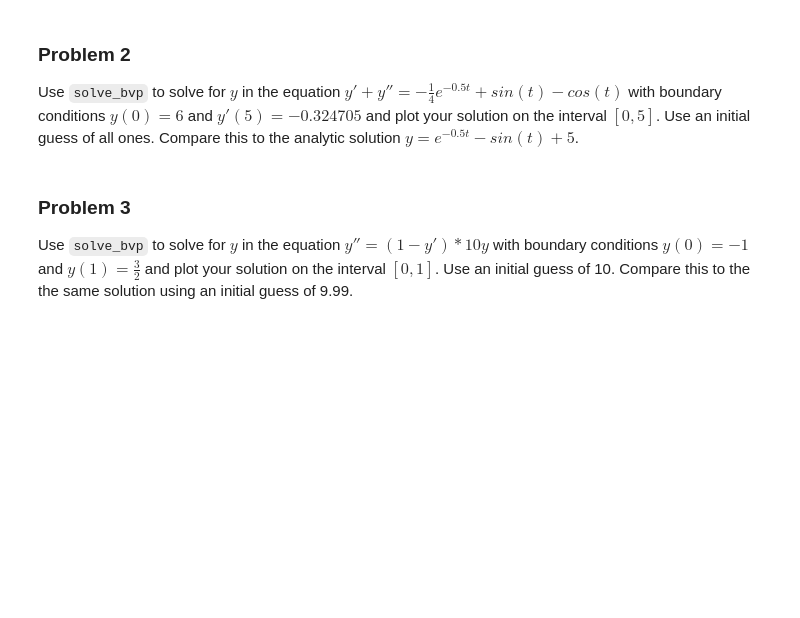
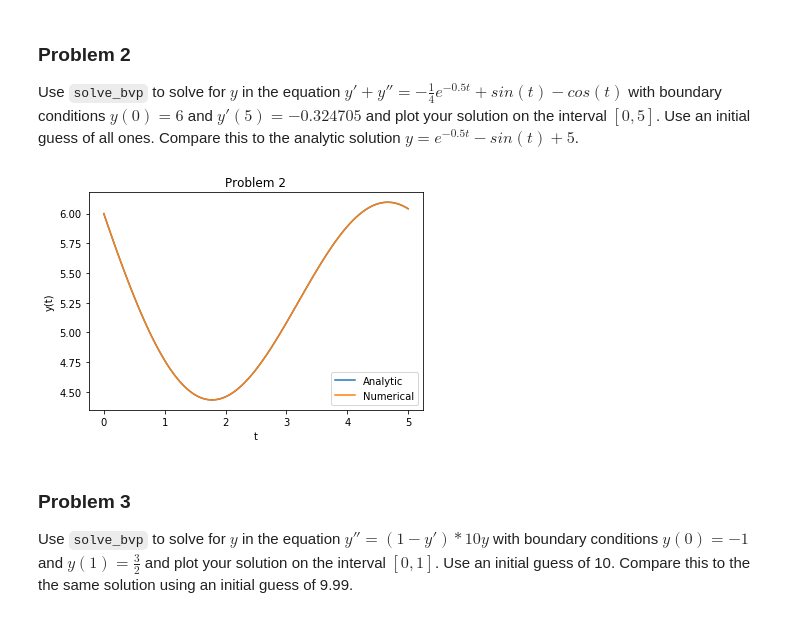
Before and after one commit to binDebug3/volume4, a Jupyter notebook: byu_vol4/BVPIntro/BVPIntro.ipynb, the cells around one changed output. Saved outputs shown, nothing was run; the diff lists cells and outputs as text; code cells hidden in the pictures; blank space fills up the shorter version.

```diff
--- a/byu_vol4/BVPIntro/BVPIntro.ipynb
+++ b/byu_vol4/BVPIntro/BVPIntro.ipynb
@@ -15,6 +40,41 @@ Note: Using max_step = 0.1 with give you a smoother graph here
 ### Problem 2
 
 Use `solve_bvp` to solve for $y$ in the equation $y'+y''=-\frac{1}{4}e^{-0.5t}+sin(t)-cos(t)$ with boundary conditions $y(0)=6$ and $y'(5)=-0.324705$ and plot your solution on the interval $[0,5]$. Use an initial guess of all ones. Compare this to the analytic solution $y =e^{-0.5t}-sin(t)+5$.
+# %%
+# initialize known values
+a, b = 0, 5
+x, y = 6, -0.324705
+
+# element one the ODE function
+ode = lambda t, y: np.array([y[1], (-1/4) * np.exp(-(1/2)*t) + np.sin(t) - np.cos(t) - y[1]])
+
+# element two the boundary condition function
+def bc(ya, yb):
+    """
+    Defines the boundary conditions
+    """
+    return np.array([ya[0] - x, yb[1] - y])
+
+# element three the time domain
+t_steps = 100
+t = np.linspace(a, b, t_steps)
+
+# element four the initial guess
+y0 = np.ones((2, t_steps))
+
+# solve the system
+sol = solve_bvp(ode, bc, t, y0)
+
+# plot the solution
+plt.plot(t, np.exp(-0.5*t) - np.sin(t) + 5, label="Analytic")
+plt.plot(sol.x, sol.y[0], label="Numerical")
+plt.xlabel('t')
+plt.ylabel('y(t)')
+plt.title("Problem 2")
+plt.legend()
+plt.show()
+# %% [output]
+[figure, added]
 # %% [markdown]
 ### Problem 3
 
```
Also changed, not shown: parts of 4 cells of this notebook, 1 other file.
